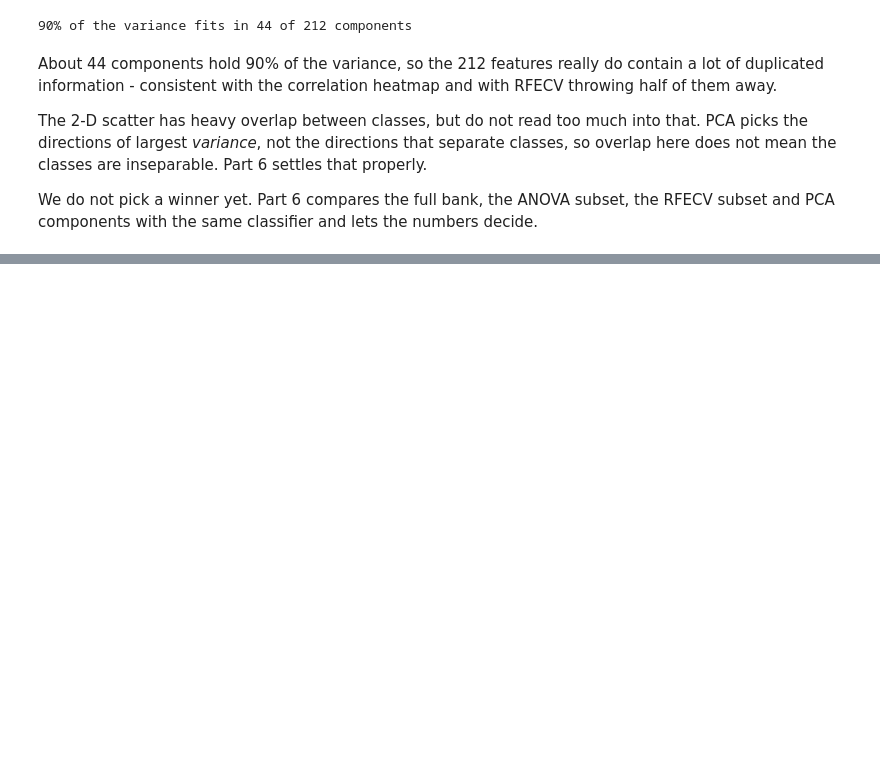
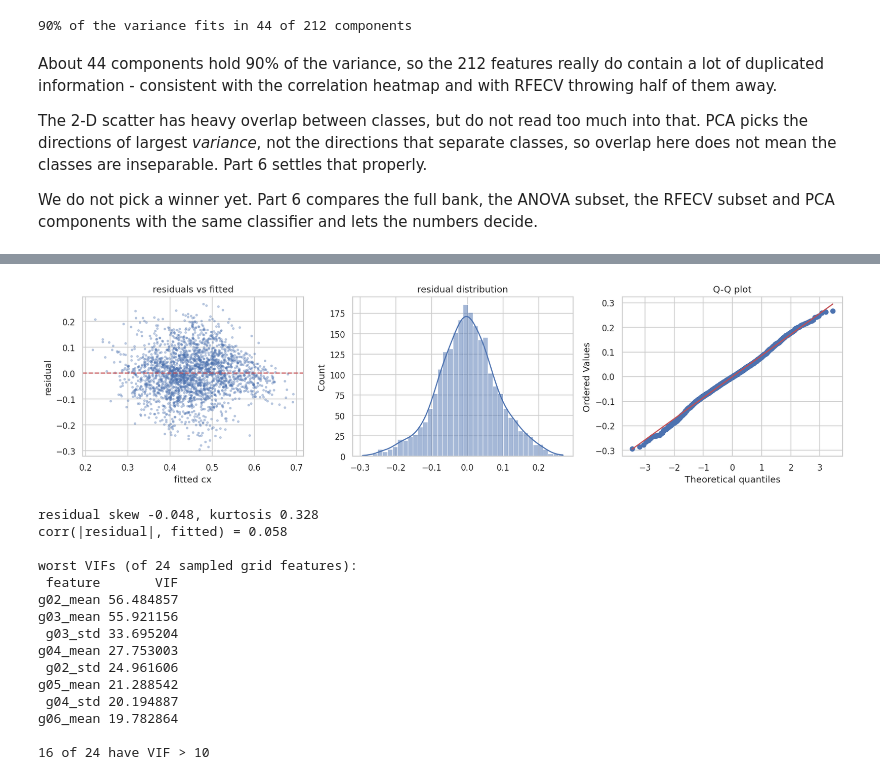
Before and after one commit to SurajKhomane108/brain-tumor-classification-localization, a Jupyter notebook: brain_tumor_classification_localization.ipynb, the cells around one changed output, grey strips where cells are left out. Cells and saved outputs as stored; diff of their text form; code cells hidden in the pictures; blank space fills up the shorter version.

```diff
--- a/brain_tumor_classification_localization.ipynb
+++ b/brain_tumor_classification_localization.ipynb
@@ -650,0 +924,12 @@ PCA components with the same classifier and lets the numbers decide.
+# %%
+Xr_tr, Xr_te = data.loc[train_m, GRID_COLS].values, data.loc[test_m, GRID_COLS].values
+Xa_tr, Xa_te = data.loc[train_m, ALL_COLS].values, data.loc[test_m, ALL_COLS].values
+CENT = ["bright_cx", "bright_cy", "bright_sx", "bright_sy"]
+Xc_tr, Xc_te = data.loc[train_m, CENT].values, data.loc[test_m, CENT].values
+
+for nm, A, B in [("linear / bright centroid (4)", Xc_tr, Xc_te),
+                 ("linear / grid (196)", Xr_tr, Xr_te),
+                 ("linear / global+grid (212)", Xa_tr, Xa_te)]:
+    results.append(box_report(nm, LinearRegression().fit(A, Ytr).predict(B)))
+
+print(pd.DataFrame(results).round(4).to_string(index=False))
@@ -650,0 +973,42 @@ PCA components with the same classifier and lets the numbers decide.
+# %%
+m_cx = LinearRegression().fit(Xr_tr, Ytr[:, 0])
+fit = m_cx.predict(Xr_tr)
+res = Ytr[:, 0] - fit
+
+fig, ax = plt.subplots(1, 3, figsize=(15, 4))
+ax[0].scatter(fit, res, s=6, alpha=0.3); ax[0].axhline(0, color="r", ls="--")
+ax[0].set_xlabel("fitted cx"); ax[0].set_ylabel("residual"); ax[0].set_title("residuals vs fitted")
+sns.histplot(res, bins=40, kde=True, ax=ax[1]); ax[1].set_title("residual distribution")
+stats.probplot(res, dist="norm", plot=ax[2]); ax[2].set_title("Q-Q plot")
+plt.tight_layout(); plt.show()
+
+sub = GRID_COLS[:24]
+Xs = data.loc[train_m, sub].values
+vif = []
+for j in range(Xs.shape[1]):
+    other = np.delete(Xs, j, axis=1)
+    vif.append(1 / (1 - LinearRegression().fit(other, Xs[:, j]).score(other, Xs[:, j])))
+vif_df = pd.DataFrame({"feature": sub, "VIF": vif}).sort_values("VIF", ascending=False)
+
+print("residual skew %.3f, kurtosis %.3f" % (stats.skew(res), stats.kurtosis(res)))
+print("corr(|residual|, fitted) = %.3f" % abs(np.corrcoef(fit, np.abs(res))[0, 1]))
+print("\nworst VIFs (of 24 sampled grid features):")
+print(vif_df.head(8).to_string(index=False))
+print("\n%d of %d have VIF > 10" % ((vif_df["VIF"] > 10).sum(), len(sub)))
+# %% [output]
+[figure, added]
+residual skew -0.048, kurtosis 0.328
+corr(|residual|, fitted) = 0.058
+
+worst VIFs (of 24 sampled grid features):
+ feature       VIF
+g02_mean 56.484857
+g03_mean 55.921156
+ g03_std 33.695204
+g04_mean 27.753003
+ g02_std 24.961606
+g05_mean 21.288542
+ g04_std 20.194887
+g06_mean 19.782864
+
+16 of 24 have VIF > 10
```
Also changed, not shown: parts of 28 cells of this notebook.
